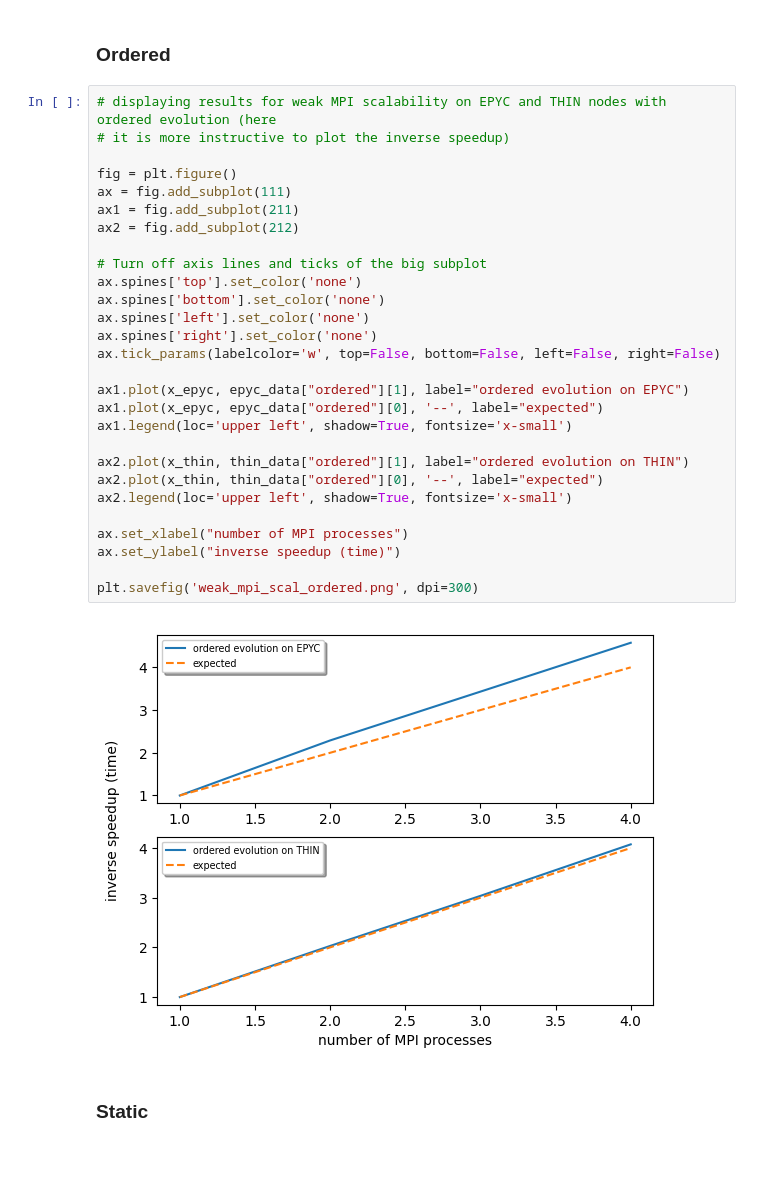
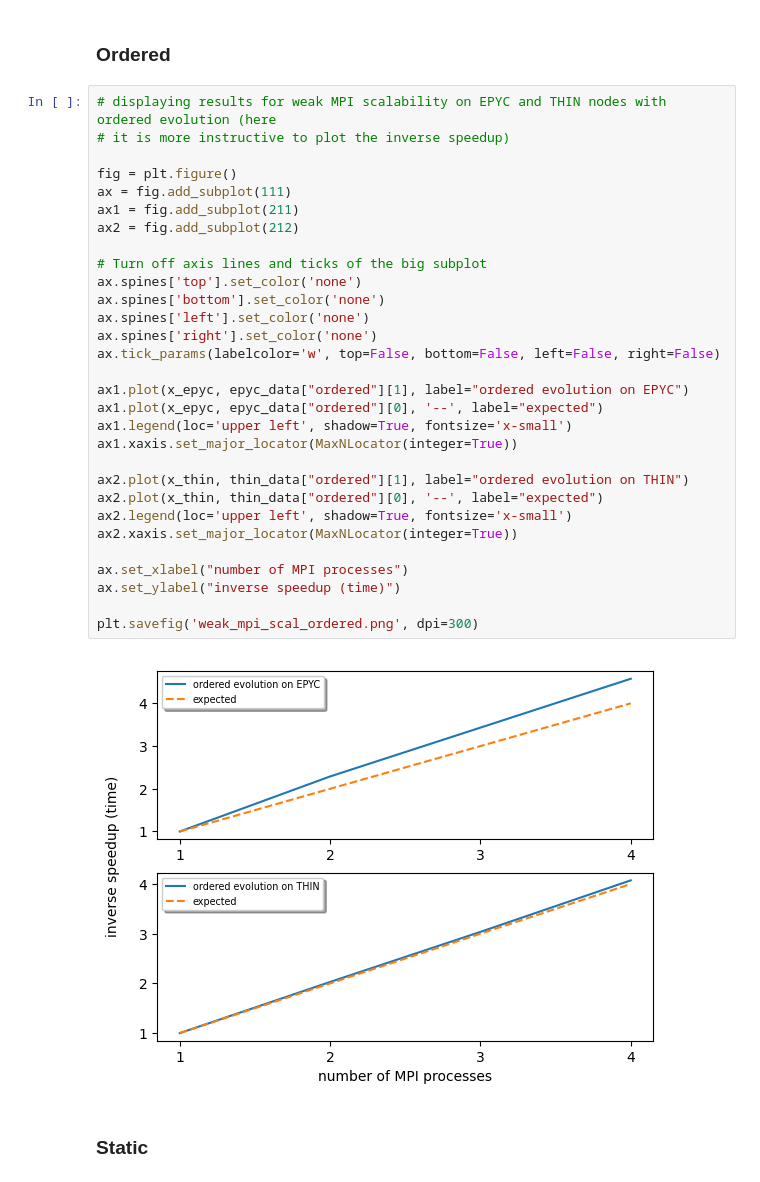
Before and after one commit to TommasoTarchi/Foundations_of_HPC-FinalProject, a Jupyter notebook: exercise1/analysis/analysis.ipynb, the cells around one changed output. Drawn from its saved outputs; the diff is of its cells as text.

```diff
--- a/exercise1/analysis/analysis.ipynb
+++ b/exercise1/analysis/analysis.ipynb
@@ -254,33 +267,35 @@ thin_data = compute_speedup("THIN", 2)
 # %%
 # displaying results for weak MPI scalability on EPYC and THIN nodes with ordered evolution (here
 # it is more instructive to plot the inverse speedup)
 
 fig = plt.figure()
 ax = fig.add_subplot(111)
 ax1 = fig.add_subplot(211)
 ax2 = fig.add_subplot(212)
 
 # Turn off axis lines and ticks of the big subplot
 ax.spines['top'].set_color('none')
 ax.spines['bottom'].set_color('none')
 ax.spines['left'].set_color('none')
 ax.spines['right'].set_color('none')
 ax.tick_params(labelcolor='w', top=False, bottom=False, left=False, right=False)
 
 ax1.plot(x_epyc, epyc_data["ordered"][1], label="ordered evolution on EPYC")
 ax1.plot(x_epyc, epyc_data["ordered"][0], '--', label="expected")
 ax1.legend(loc='upper left', shadow=True, fontsize='x-small')
+ax1.xaxis.set_major_locator(MaxNLocator(integer=True))
 
 ax2.plot(x_thin, thin_data["ordered"][1], label="ordered evolution on THIN")
 ax2.plot(x_thin, thin_data["ordered"][0], '--', label="expected")
 ax2.legend(loc='upper left', shadow=True, fontsize='x-small')
+ax2.xaxis.set_major_locator(MaxNLocator(integer=True))
 
 ax.set_xlabel("number of MPI processes")
 ax.set_ylabel("inverse speedup (time)")
 
 plt.savefig('weak_mpi_scal_ordered.png', dpi=300)
 # %% [output]
-[figure, old version]
+[figure, new version]
 # %% [markdown]
 ### Static
 # %%
```
Also changed, not shown: parts of 6 cells of this notebook, 5 other files.
